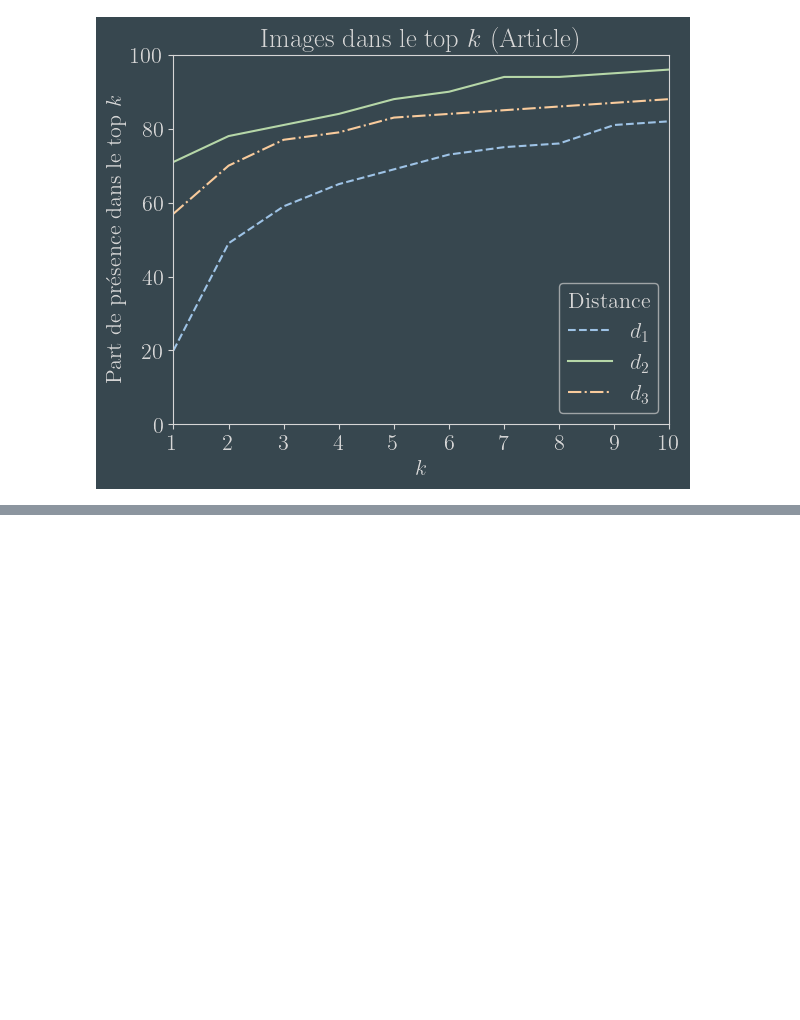
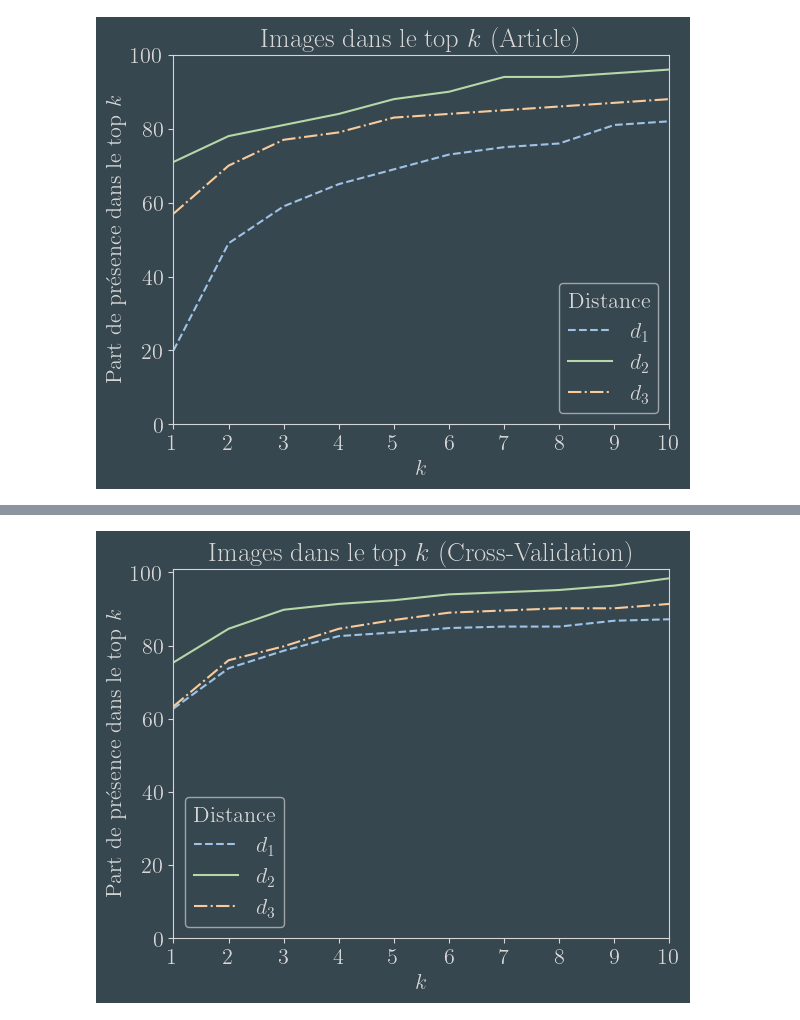
Before and after one commit to Clemflannagahn/INF8801A-Projet, a Jupyter notebook: plots.ipynb, the cells around one changed output, grey strips where cells are left out. Saved outputs shown, nothing was run; the diff lists cells and outputs as text; code cells hidden in the pictures; blank space fills up the shorter version.

```diff
--- a/plots.ipynb
+++ b/plots.ipynb
@@ -61,0 +94,22 @@ plt.show()
+# %%
+d1 = [62.8, 73.8, 78.6, 82.6, 83.6, 84.8, 85.2, 85.2, 86.8, 87.2]
+d2 = [75.4, 84.6, 89.8, 91.4, 92.4, 94. , 94.6, 95.2, 96.4, 98.4]
+d3 = [63.4, 76. , 79.8, 84.6, 87. , 89. , 89.6, 90.2, 90.2, 91.4]
+
+plt.plot(X, d1, label=r'$d_1$', color='#9EC3E6', linestyle='--')
+plt.plot(X, d2, label=r'$d_2$', color='#B6D7A8')
+plt.plot(X, d3, label=r'$d_3$', color='#F9CB9C', linestyle='-.')
+
+plt.xlim(1, 10)
+plt.ylim(0, 101)
+plt.legend().set_title('Distance')
+plt.xticks(X)
+
+plt.xlabel(r'$k$')
+plt.ylabel(r'Part de présence dans le top $k$')
+plt.title(r'Images dans le top $k$ (Cross-Validation)')
+
+plt.savefig(os.path.join(IMG_DIR,'cross_val_impl.png'), dpi=600)
+plt.show()
+# %% [output]
+[figure, added]
```
Also changed, not shown: parts of 9 cells of this notebook, 1 other file.
